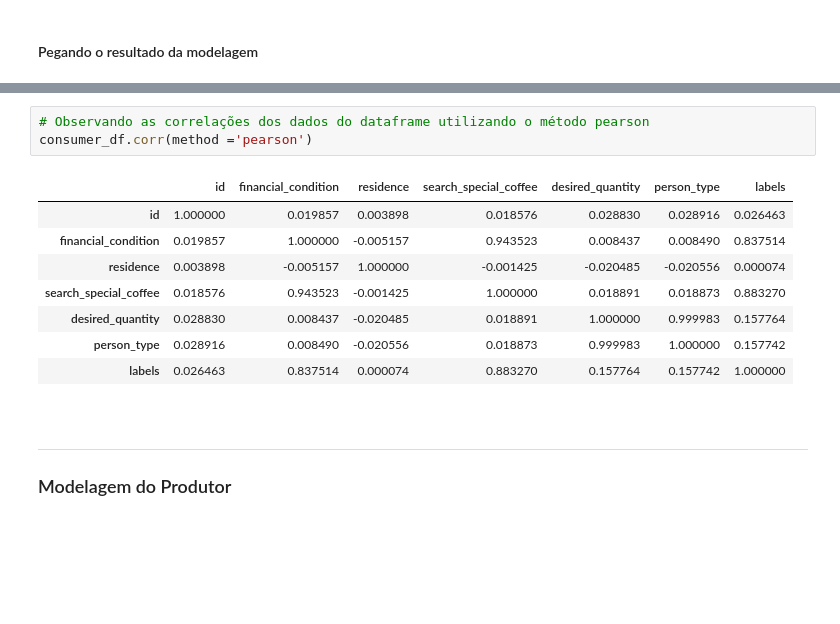
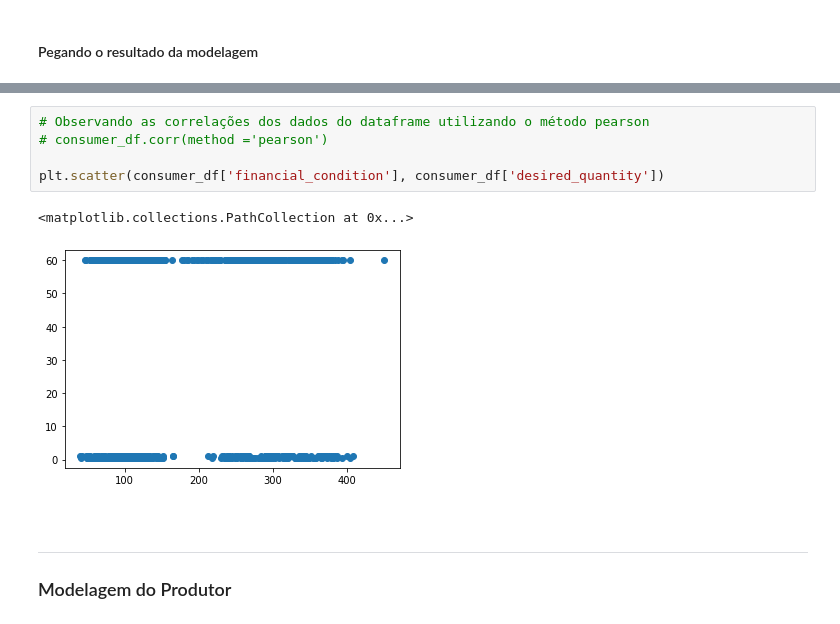
Before and after one commit to Brendhon/conecta-cafe-ml, a Jupyter notebook: Projeto C318.ipynb, the cells around one changed output, grey strips where cells are left out. Cells and saved outputs as stored; diff of their text form; blank space fills up the shorter version.

```diff
--- a/Projeto C318.ipynb
+++ b/Projeto C318.ipynb
@@ -390,15 +396,11 @@ consumer_df.head(10)
 # %%
 # Observando as correlações dos dados do dataframe utilizando o método pearson
-consumer_df.corr(method ='pearson')
+# consumer_df.corr(method ='pearson')
+
+plt.scatter(consumer_df['financial_condition'], consumer_df['desired_quantity'])
 # %% [output]
-|  | id | financial_condition | residence | search_special_coffee | desired_quantity | person_type | labels |
-| id | 1.000000 | 0.019857 | 0.003898 | 0.018576 | 0.028830 | 0.028916 | 0.026463 |
-| financial_condition | 0.019857 | 1.000000 | -0.005157 | 0.943523 | 0.008437 | 0.008490 | 0.837514 |
-| residence | 0.003898 | -0.005157 | 1.000000 | -0.001425 | -0.020485 | -0.020556 | 0.000074 |
-| search_special_coffee | 0.018576 | 0.943523 | -0.001425 | 1.000000 | 0.018891 | 0.018873 | 0.883270 |
-| desired_quantity | 0.028830 | 0.008437 | -0.020485 | 0.018891 | 1.000000 | 0.999983 | 0.157764 |
-| person_type | 0.028916 | 0.008490 | -0.020556 | 0.018873 | 0.999983 | 1.000000 | 0.157742 |
-| labels | 0.026463 | 0.837514 | 0.000074 | 0.883270 | 0.157764 | 0.157742 | 1.000000 |
+<matplotlib.collections.PathCollection at 0x...>
+[figure, added]
 # %% [markdown]
 <br>
 
```
Also changed, not shown: parts of 23 cells of this notebook.
